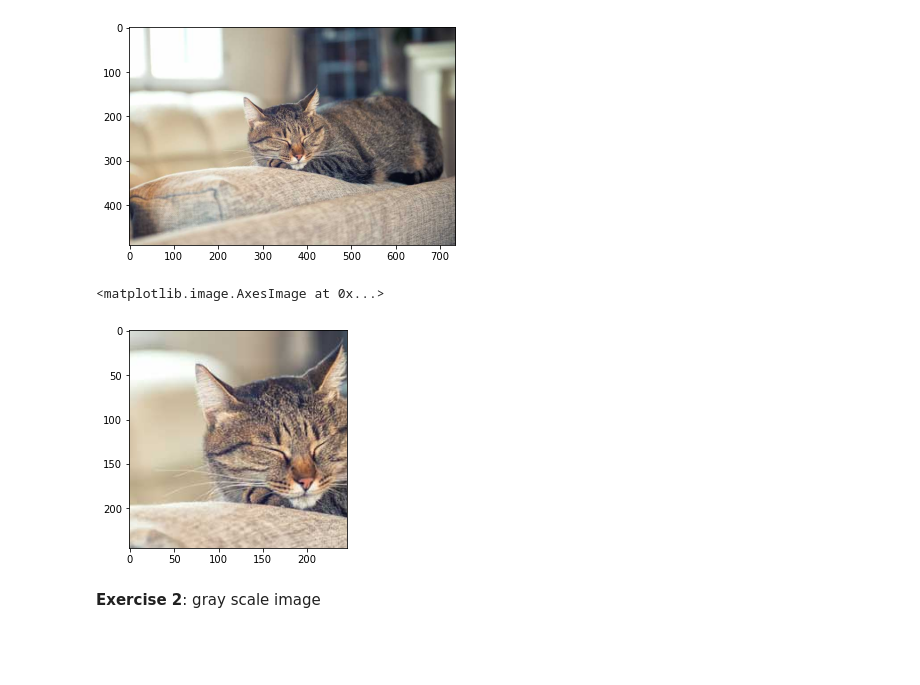
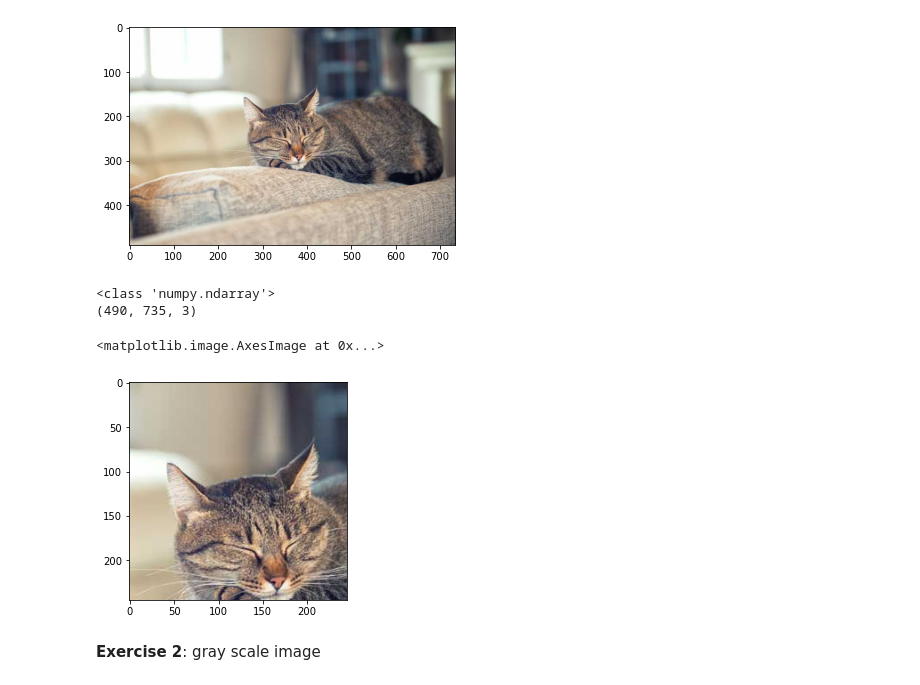
Before and after one commit to FrancescoCappio/PythonCrashCourse, a Jupyter notebook: Python_crash_course.ipynb, the cells around one changed output. Cells and saved outputs as stored; diff of their text form; code cells hidden in the pictures; blank space fills up the shorter version.

```diff
--- a/Python_crash_course.ipynb
+++ b/Python_crash_course.ipynb
@@ -266,16 +294,18 @@ Type <class 'numpy.ndarray'> Shape (490, 735, 3)
 <matplotlib.image.AxesImage at 0x...>
 [figure]
 # %%
-type(cat)
+print(type(cat))
 h, w = cat.shape[0], cat.shape[1]
 side = int(0.5*(min(h,w)))
 i = random.randint(0,h-side)
 j = random.randint(0,w-side)
 cat_crop = cat[i:i+side,j:j+side]
 plt.imshow(cat_crop)
 # %% [output]
-<matplotlib.image.AxesImage at 0x...>
+<class 'numpy.ndarray'>
+(490, 735, 3)
+<matplotlib.image.AxesImage at 0x...>
-[figure, old version]
+[figure, new version]
 # %% [markdown]
 **Exercise 2**: gray scale image
 # %%
```
Also changed, not shown: parts of 30 cells of this notebook.
